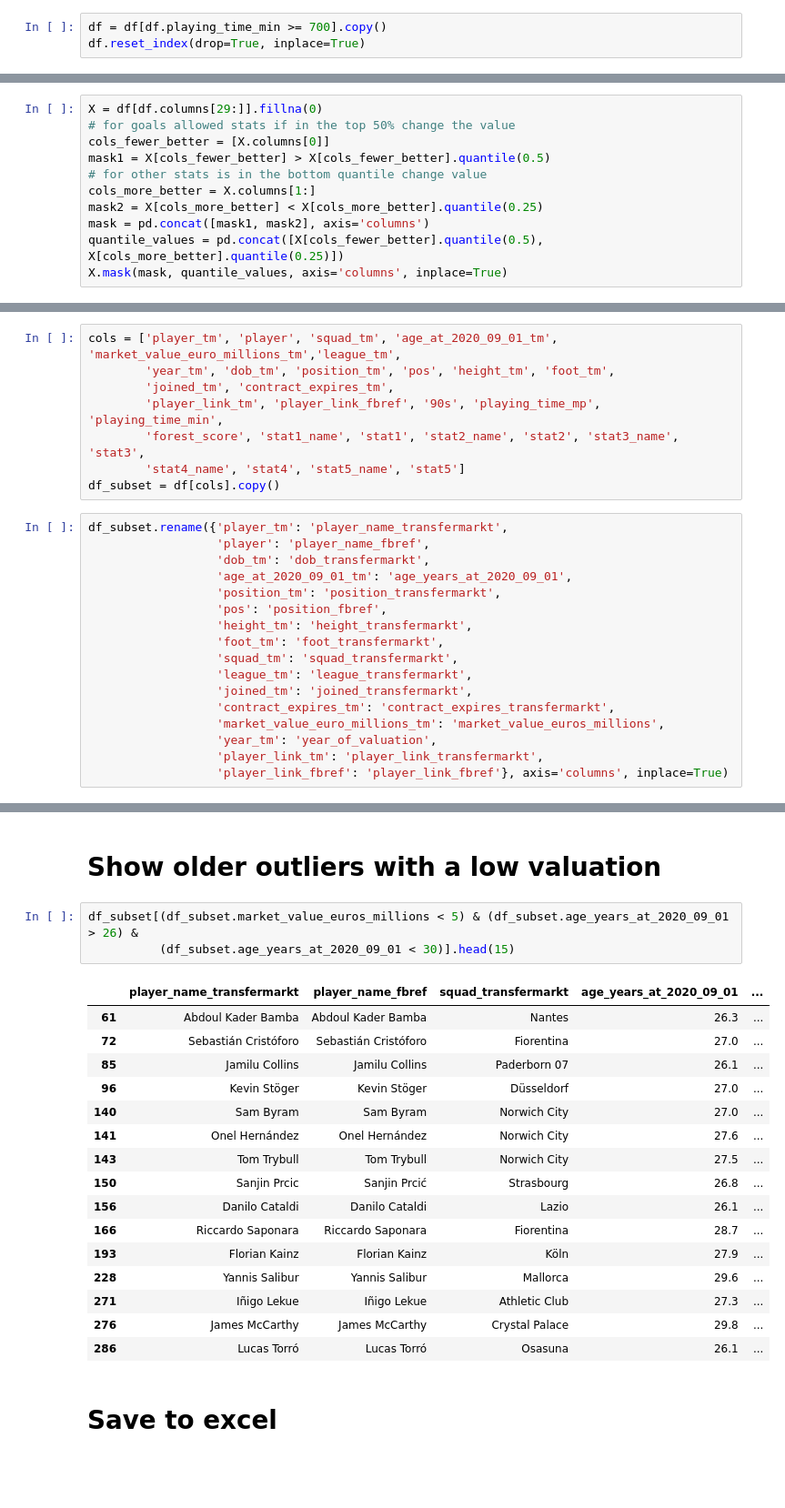
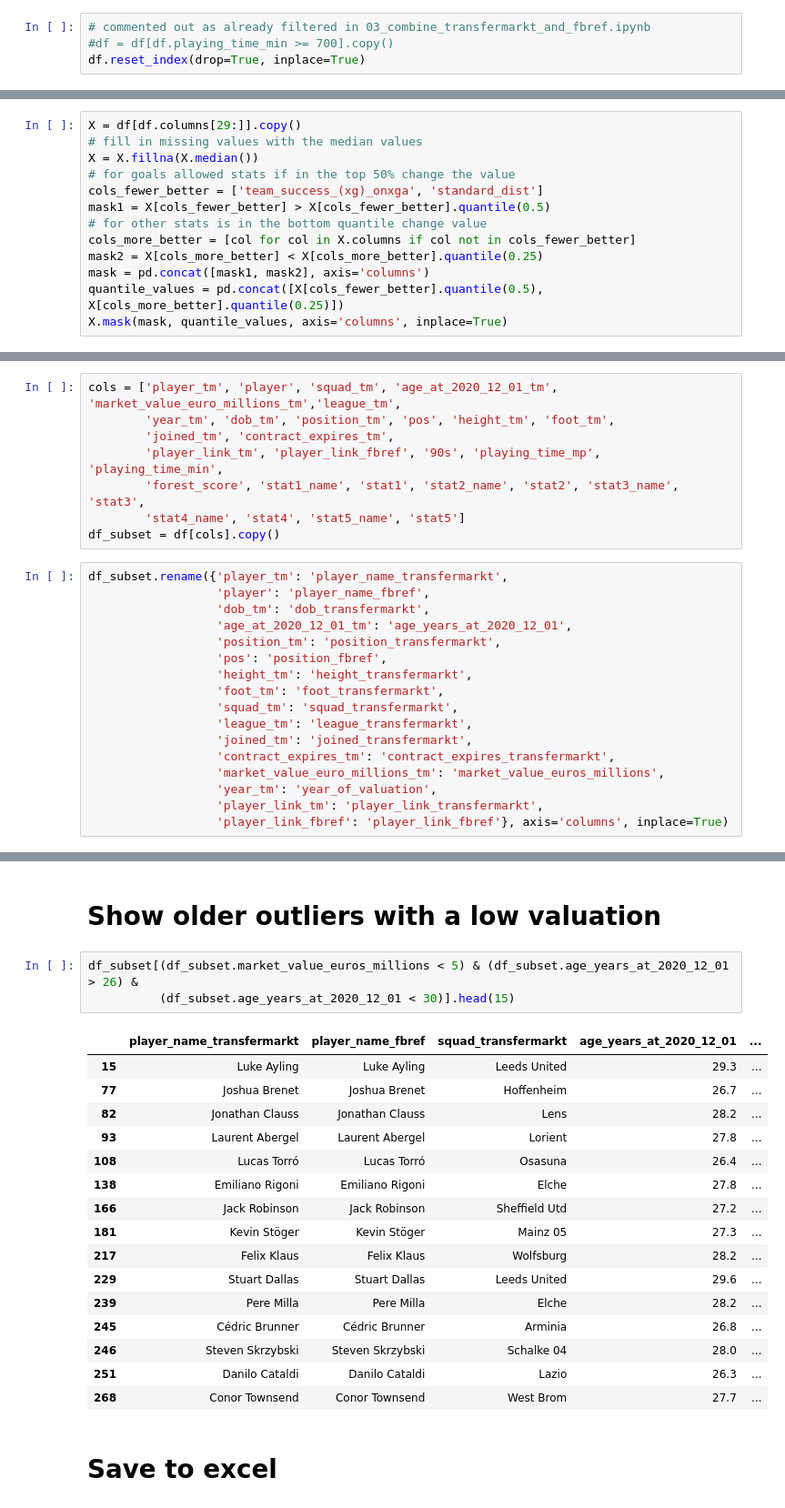
Before and after one commit to andrewRowlinson/outliers-football, a Jupyter notebook: 04_find_outliers.ipynb, the cells around one changed output, grey strips where cells are left out. Shown at 91% size. Drawn from its saved outputs; the diff is of its cells as text; blank space fills up the shorter version.

```diff
--- a/04_find_outliers.ipynb
+++ b/04_find_outliers.ipynb
@@ -36,7 +37,8 @@ df = df[~mask_remove].copy()
 # %% [markdown]
 This is an arbitrary cut-off point (around 7.8 games)
 # %%
-df = df[df.playing_time_min >= 700].copy()
+# commented out as already filtered in 03_combine_transfermarkt_and_fbref.ipynb
+#df = df[df.playing_time_min >= 700].copy()
 df.reset_index(drop=True, inplace=True)
 # %% [markdown]
 # Add a code for the transfermarkt position
@@ -95,12 +81,14 @@ Columns left: 48
 # %% [markdown]
 # Change some values as we don't want to flag people as outliers for their poor stats (truncate stats for bottom quantile if more is better or top quantile if fewer is better)
 # %%
-X = df[df.columns[29:]].fillna(0)
+X = df[df.columns[29:]].copy()
+# fill in missing values with the median values
+X = X.fillna(X.median())
 # for goals allowed stats if in the top 50% change the value
-cols_fewer_better = [X.columns[0]]
+cols_fewer_better = ['team_success_(xg)_onxga', 'standard_dist']
 mask1 = X[cols_fewer_better] > X[cols_fewer_better].quantile(0.5)
 # for other stats is in the bottom quantile change value
-cols_more_better = X.columns[1:]
+cols_more_better = [col for col in X.columns if col not in cols_fewer_better]
 mask2 = X[cols_more_better] < X[cols_more_better].quantile(0.25)
 mask = pd.concat([mask1, mask2], axis='columns')
 quantile_values = pd.concat([X[cols_fewer_better].quantile(0.5), X[cols_more_better].quantile(0.25)])
@@ -141,7 +128,7 @@ df.reset_index(drop=True, inplace=True)
 # %% [markdown]
 # Subset columns
 # %%
-cols = ['player_tm', 'player', 'squad_tm', 'age_at_2020_09_01_tm', 'market_value_euro_millions_tm','league_tm',
+cols = ['player_tm', 'player', 'squad_tm', 'age_at_2020_12_01_tm', 'market_value_euro_millions_tm','league_tm',
         'year_tm', 'dob_tm', 'position_tm', 'pos', 'height_tm', 'foot_tm',
         'joined_tm', 'contract_expires_tm',
         'player_link_tm', 'player_link_fbref', '90s', 'playing_time_mp', 'playing_time_min',
@@ -152,7 +139,7 @@ df_subset = df[cols].copy()
 df_subset.rename({'player_tm': 'player_name_transfermarkt',
                   'player': 'player_name_fbref',
                   'dob_tm': 'dob_transfermarkt',
-                  'age_at_2020_09_01_tm': 'age_years_at_2020_09_01',
+                  'age_at_2020_12_01_tm': 'age_years_at_2020_12_01',
                   'position_tm': 'position_transfermarkt',
                   'pos': 'position_fbref',
                   'height_tm': 'height_transfermarkt',
@@ -212,25 +199,25 @@ df_subset[(df_subset.age_years_at_2020_09_01 <= 26) & (df_subset.market_value_eu
 # %% [markdown]
 # Show older outliers with a low valuation
 # %%
-df_subset[(df_subset.market_value_euros_millions < 5) & (df_subset.age_years_at_2020_09_01 > 26) &
-          (df_subset.age_years_at_2020_09_01 < 30)].head(15)
+df_subset[(df_subset.market_value_euros_millions < 5) & (df_subset.age_years_at_2020_12_01 > 26) &
+          (df_subset.age_years_at_2020_12_01 < 30)].head(15)
 # %% [output]
-|  | player_name_transfermarkt | player_name_fbref | squad_transfermarkt | age_years_at_2020_09_01 | ... |
-| 61 | Abdoul Kader Bamba | Abdoul Kader Bamba | Nantes | 26.3 | ... |
-| 72 | Sebastián Cristóforo | Sebastián Cristóforo | Fiorentina | 27.0 | ... |
-| 85 | Jamilu Collins | Jamilu Collins | Paderborn 07 | 26.1 | ... |
-| 96 | Kevin Stöger | Kevin Stöger | Düsseldorf | 27.0 | ... |
-| 140 | Sam Byram | Sam Byram | Norwich City | 27.0 | ... |
-| 141 | Onel Hernández | Onel Hernández | Norwich City | 27.6 | ... |
-| 143 | Tom Trybull | Tom Trybull | Norwich City | 27.5 | ... |
-| 150 | Sanjin Prcic | Sanjin Prcić | Strasbourg | 26.8 | ... |
-| 156 | Danilo Cataldi | Danilo Cataldi | Lazio | 26.1 | ... |
-| 166 | Riccardo Saponara | Riccardo Saponara | Fiorentina | 28.7 | ... |
-| 193 | Florian Kainz | Florian Kainz | Köln | 27.9 | ... |
-| 228 | Yannis Salibur | Yannis Salibur | Mallorca | 29.6 | ... |
-| 271 | Iñigo Lekue | Iñigo Lekue | Athletic Club | 27.3 | ... |
-| 276 | James McCarthy | James McCarthy | Crystal Palace | 29.8 | ... |
-| 286 | Lucas Torró | Lucas Torró | Osasuna | 26.1 | ... |
+|  | player_name_transfermarkt | player_name_fbref | squad_transfermarkt | age_years_at_2020_12_01 | ... |
+| 15 | Luke Ayling | Luke Ayling | Leeds United | 29.3 | ... |
+| 77 | Joshua Brenet | Joshua Brenet | Hoffenheim | 26.7 | ... |
+| 82 | Jonathan Clauss | Jonathan Clauss | Lens | 28.2 | ... |
+| 93 | Laurent Abergel | Laurent Abergel | Lorient | 27.8 | ... |
+| 108 | Lucas Torró | Lucas Torró | Osasuna | 26.4 | ... |
+| 138 | Emiliano Rigoni | Emiliano Rigoni | Elche | 27.8 | ... |
+| 166 | Jack Robinson | Jack Robinson | Sheffield Utd | 27.2 | ... |
+| 181 | Kevin Stöger | Kevin Stöger | Mainz 05 | 27.3 | ... |
+| 217 | Felix Klaus | Felix Klaus | Wolfsburg | 28.2 | ... |
+| 229 | Stuart Dallas | Stuart Dallas | Leeds United | 29.6 | ... |
+| 239 | Pere Milla | Pere Milla | Elche | 28.2 | ... |
+| 245 | Cédric Brunner | Cédric Brunner | Arminia | 26.8 | ... |
+| 246 | Steven Skrzybski | Steven Skrzybski | Schalke 04 | 28.0 | ... |
+| 251 | Danilo Cataldi | Danilo Cataldi | Lazio | 26.3 | ... |
+| 268 | Conor Townsend | Conor Townsend | West Brom | 27.7 | ... |
 # %% [markdown]
 # Save to excel
 # %%
```
Also changed, not shown: parts of 10 cells of this notebook.
